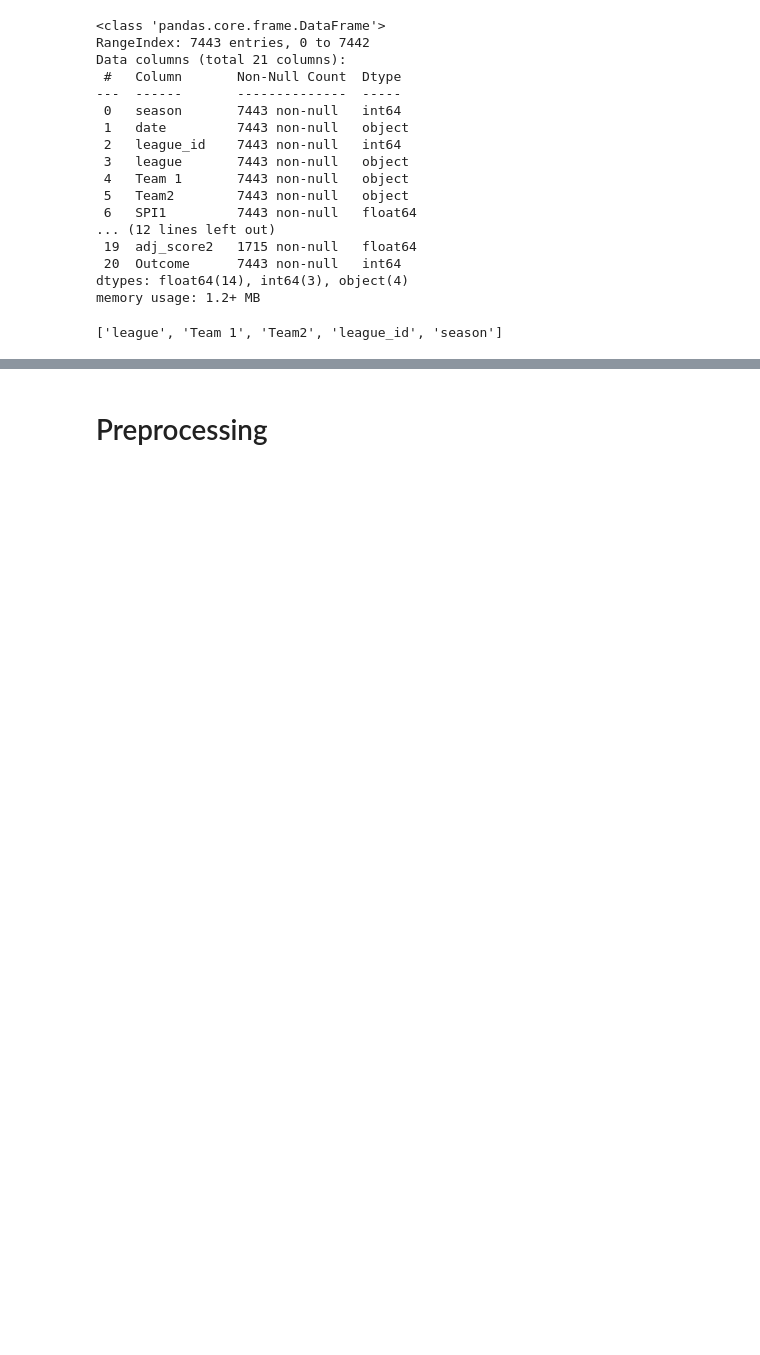
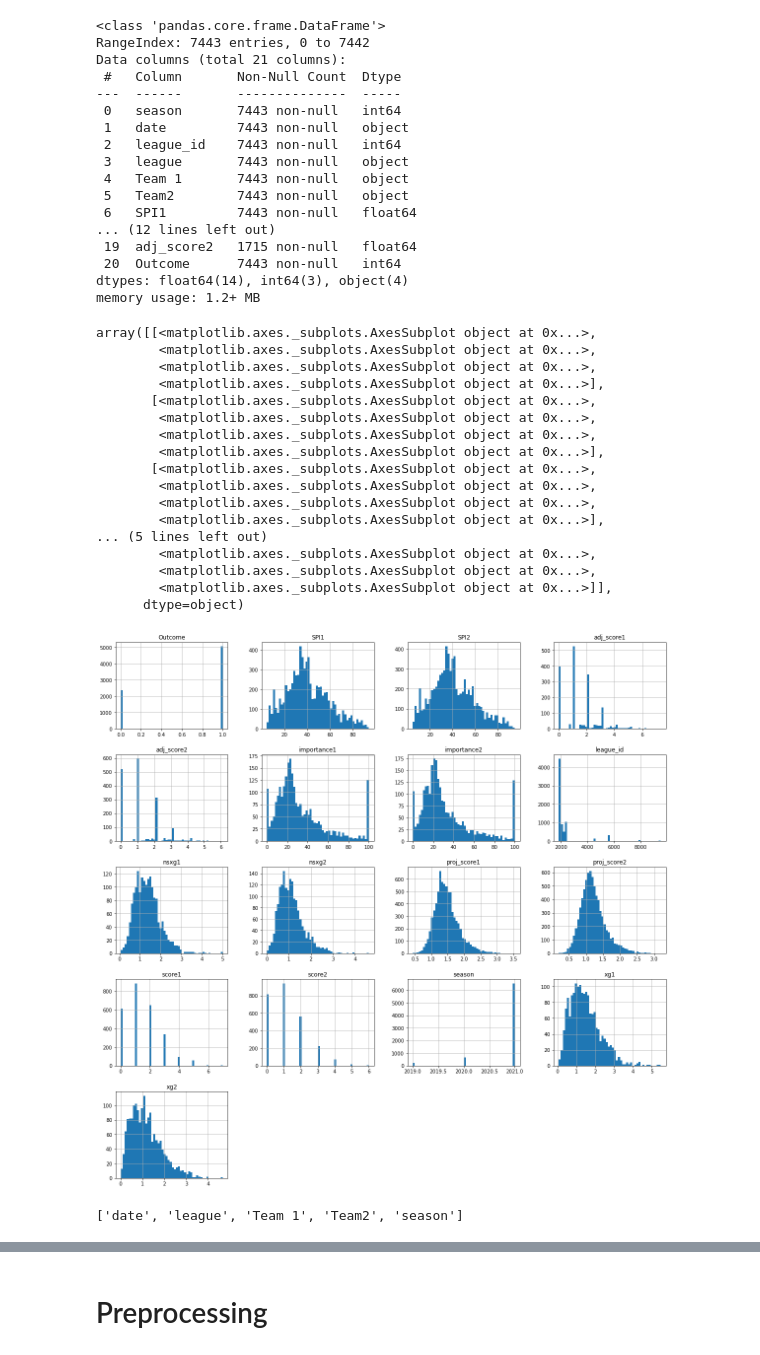
Before and after one commit to MikeAnderson89/Machine_Hack_Soccer_Fever, a Jupyter notebook: Notebooks/Soccer Weekend Hack.ipynb, the cells around one changed output, grey strips where cells are left out. Drawn from its saved outputs; the diff is of its cells as text; code cells hidden in the pictures; blank space fills up the shorter version.

```diff
--- a/Notebooks/Soccer Weekend Hack.ipynb
+++ b/Notebooks/Soccer Weekend Hack.ipynb
@@ -27,13 +27,33 @@ Data columns (total 21 columns):
  20  Outcome      7443 non-null   int64
 dtypes: float64(14), int64(3), object(4)
 memory usage: 1.2+ MB
+# %%
+df.hist(figsize=(20, 20), bins=50)
+# %% [output]
+array([[<matplotlib.axes._subplots.AxesSubplot object at 0x...>,
+        <matplotlib.axes._subplots.AxesSubplot object at 0x...>,
+        <matplotlib.axes._subplots.AxesSubplot object at 0x...>,
+        <matplotlib.axes._subplots.AxesSubplot object at 0x...>],
+       [<matplotlib.axes._subplots.AxesSubplot object at 0x...>,
+        <matplotlib.axes._subplots.AxesSubplot object at 0x...>,
+        <matplotlib.axes._subplots.AxesSubplot object at 0x...>,
+        <matplotlib.axes._subplots.AxesSubplot object at 0x...>],
+       [<matplotlib.axes._subplots.AxesSubplot object at 0x...>,
+        <matplotlib.axes._subplots.AxesSubplot object at 0x...>,
+        <matplotlib.axes._subplots.AxesSubplot object at 0x...>,
+        <matplotlib.axes._subplots.AxesSubplot object at 0x...>],
+... (5 lines left out)
+        <matplotlib.axes._subplots.AxesSubplot object at 0x...>,
+        <matplotlib.axes._subplots.AxesSubplot object at 0x...>,
+        <matplotlib.axes._subplots.AxesSubplot object at 0x...>]],
+      dtype=object)
+[figure, added]
 # %%
 cat_cols = list(df.select_dtypes('object').columns)
-cat_cols = cat_cols + ['league_id', 'season']
-cat_cols.remove('date')
+cat_cols = cat_cols + ['season']
 cat_cols
 # %% [output]
-['league', 'Team 1', 'Team2', 'league_id', 'season']
+['date', 'league', 'Team 1', 'Team2', 'season']
 # %%
 for x in cat_cols:
     print(f"""
```
Also changed, not shown: parts of 14 cells of this notebook, 10 other files.
